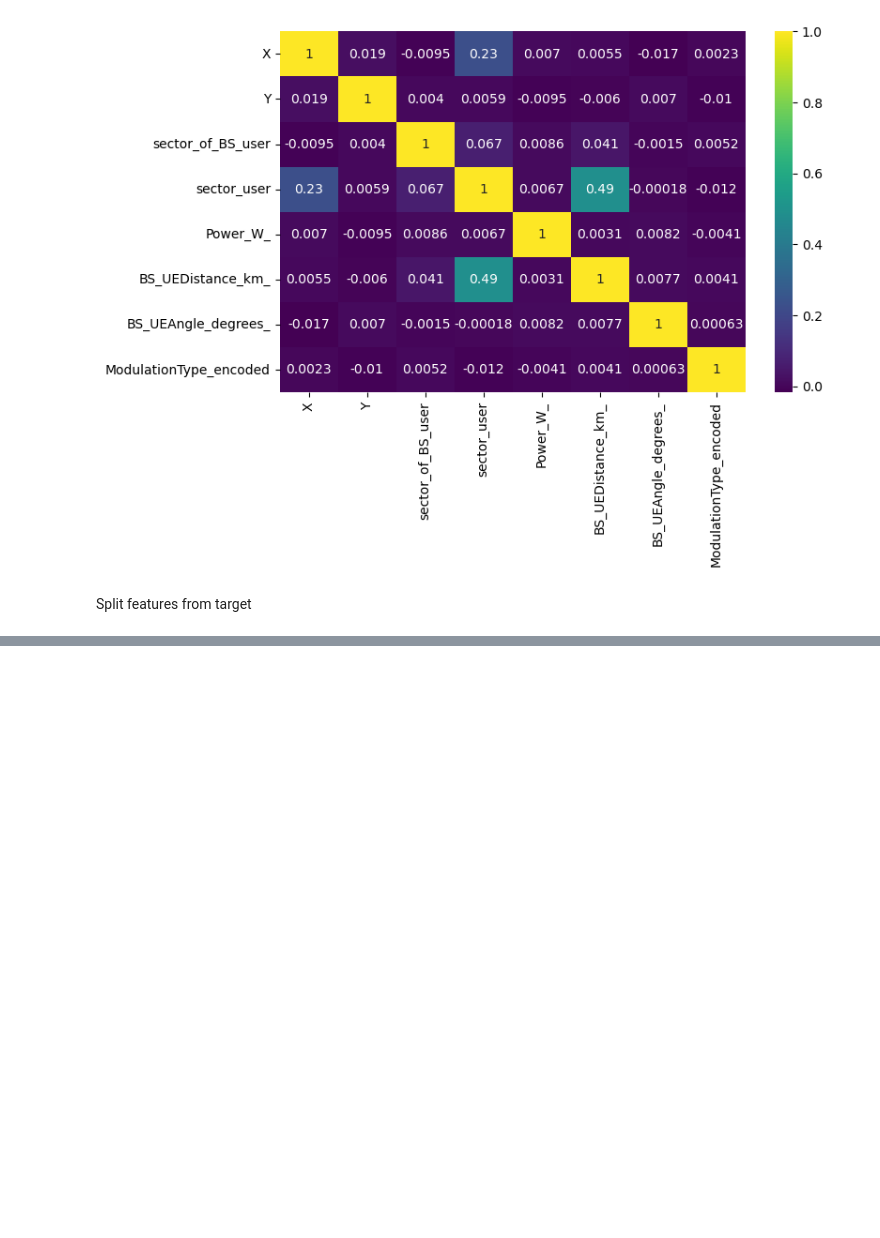
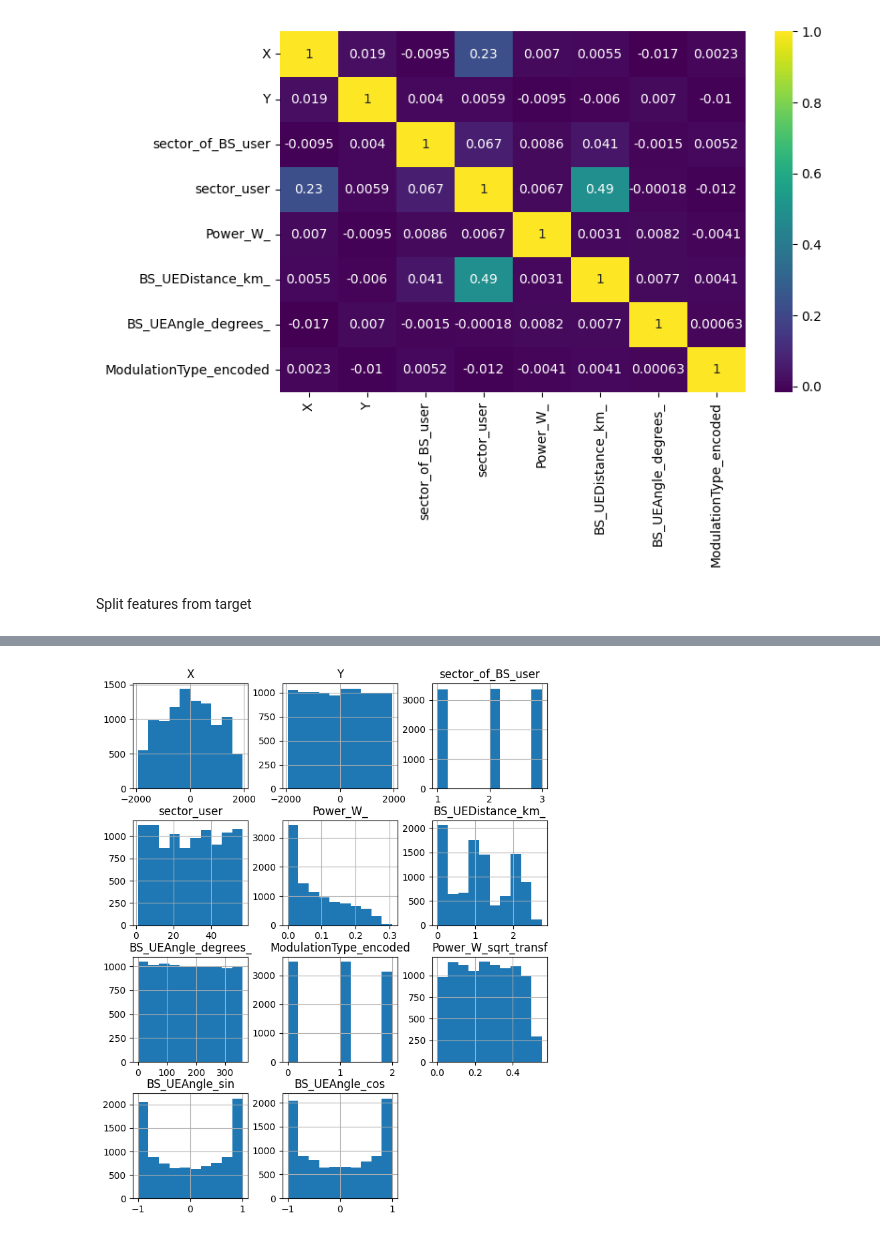
Before and after one commit to alexisfilippakopoulos/MIMO-5G-Network-Throughput-Prediction, a Jupyter notebook: sol.ipynb, the cells around one changed output, grey strips where cells are left out. Cells and saved outputs as stored; diff of their text form; code cells hidden in the pictures; blank space fills up the shorter version.

```diff
--- a/sol.ipynb
+++ b/sol.ipynb
@@ -167,0 +185,6 @@ y = df['Throughput_Mbps_']
+# %%
+X['BS_UEAngle_sin'] = np.sin(np.radians(X['BS_UEAngle_degrees_']))
+X['BS_UEAngle_cos'] = np.cos(np.radians(X['BS_UEAngle_degrees_']))
+_ = X.hist(figsize=(8, 10))
+# %% [output]
+[figure, added]
```
Also changed, not shown: parts of 18 cells of this notebook, 4 other files.
